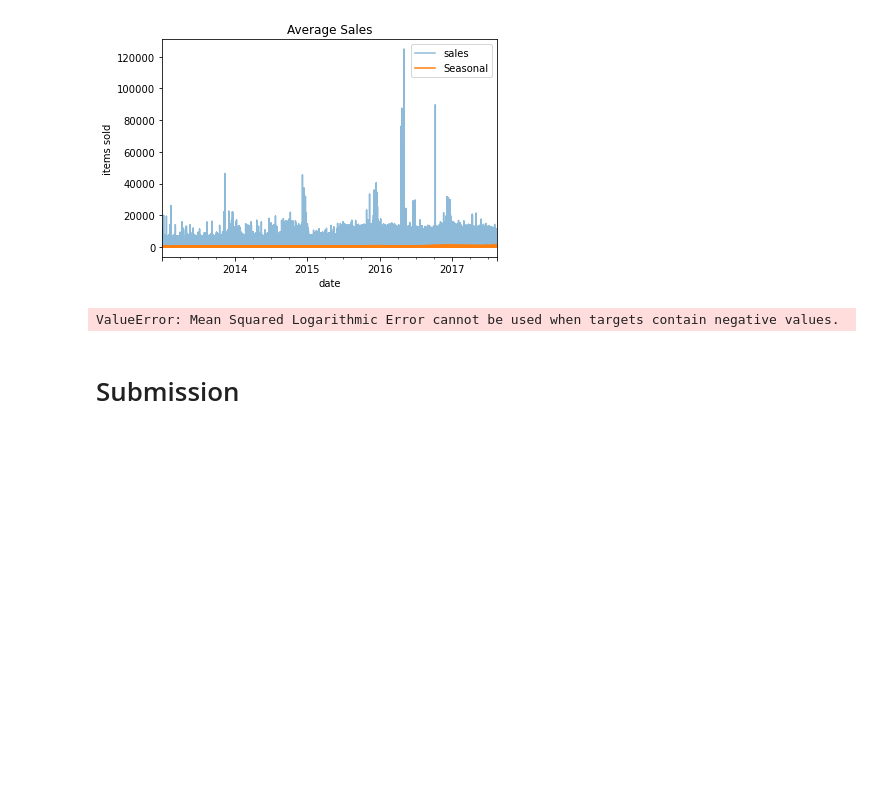
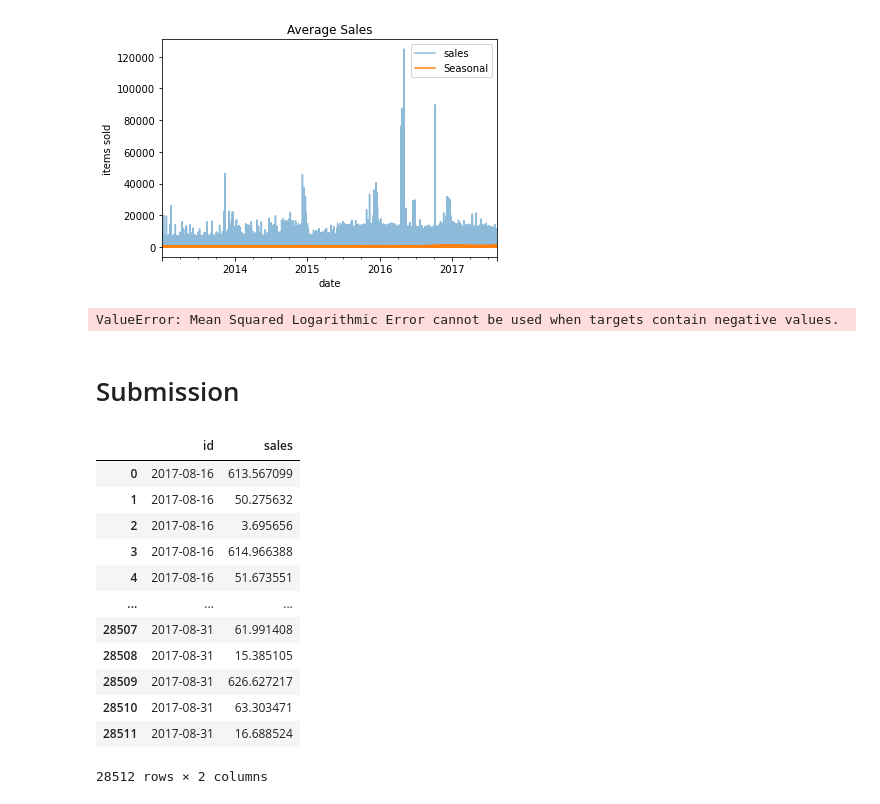
Before and after one commit to HelloWorld183L/EDA_Work, a Jupyter notebook: salestimeseries.ipynb, the cells around one changed output. Cells and saved outputs as stored; diff of their text form; code cells hidden in the pictures; blank space fills up the shorter version.

```diff
--- a/salestimeseries.ipynb
+++ b/salestimeseries.ipynb
@@ -971,7 +971,7 @@ ValueError: Mean Squared Logarithmic Error cannot be used when targets contain n
 # %%
 fourier = CalendarFourier(freq="A", order=1)
 dp = DeterministicProcess(
-    index=test_merged_df.index,
+    index=test_df.index,
     constant=True,
     order=1,
     period=3,
@@ -980,8 +980,26 @@ dp = DeterministicProcess(
     drop=True
 )
 
-X_test = dp.out_of_sample(steps=len(test_merged_df))
+X_test = dp.out_of_sample(steps=len(test_df))
 
 y_pred_test = model.predict(X_test)
-submit_df = pd.DataFrame({'id': test_merged_df.index, 'sales': y_pred_test})
+
+test_df = test_df.set_index('id')
+submit_df = pd.DataFrame({'id': test_df.index, 'sales': y_pred_test})
 submit_df.to_csv('submission.csv', index=False)
+# %%
+submit_df
+# %% [output]
+|  | id | sales |
+| 0 | 2017-08-16 | 613.567099 |
+| 1 | 2017-08-16 | 50.275632 |
+| 2 | 2017-08-16 | 3.695656 |
+| 3 | 2017-08-16 | 614.966388 |
+| 4 | 2017-08-16 | 51.673551 |
+| ... | ... | ... |
+| 28507 | 2017-08-31 | 61.991408 |
+| 28508 | 2017-08-31 | 15.385105 |
+| 28509 | 2017-08-31 | 626.627217 |
+| 28510 | 2017-08-31 | 63.303471 |
+| 28511 | 2017-08-31 | 16.688524 |
+28512 rows × 2 columns
```
Also changed, not shown: parts of 1 cell of this notebook, 1 other file.
